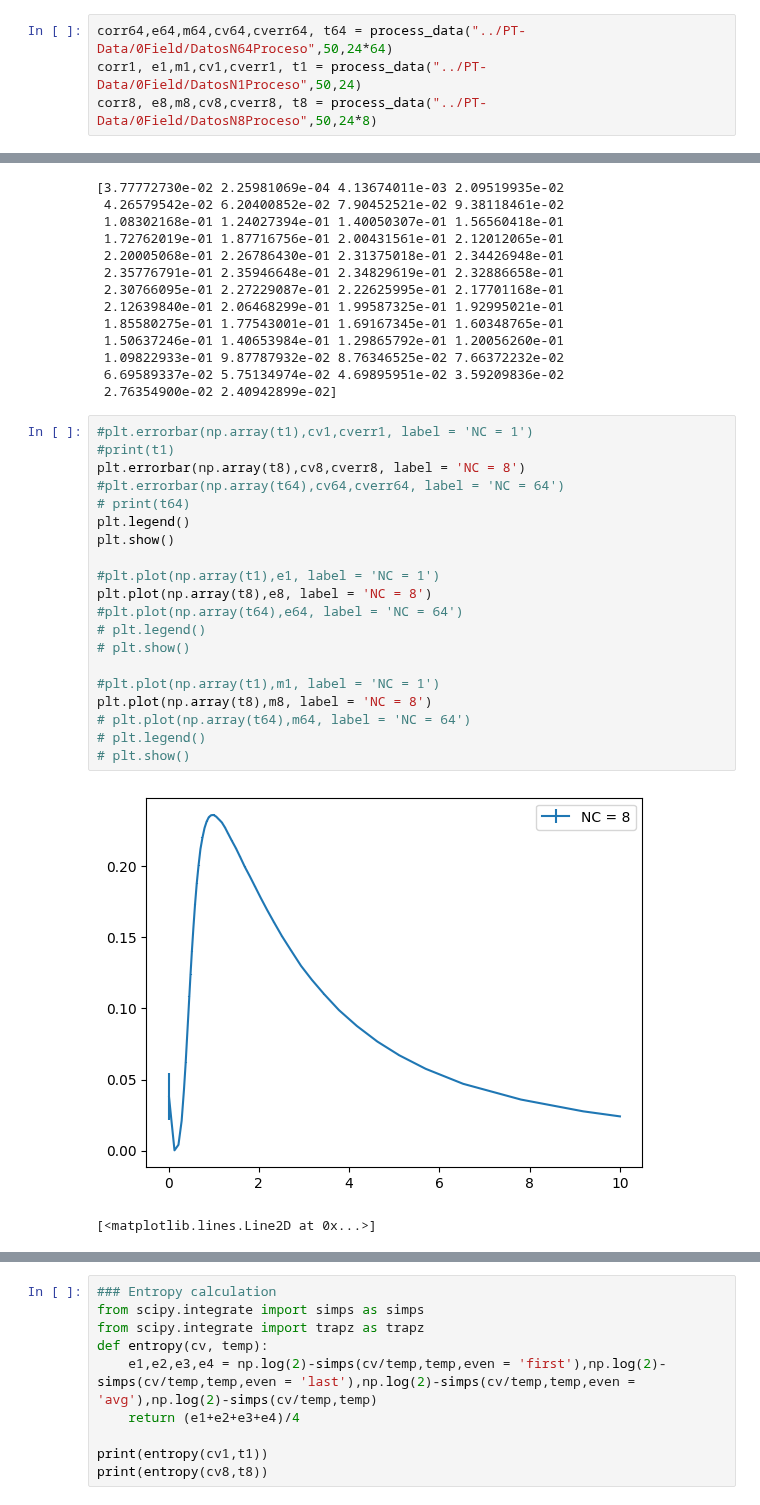
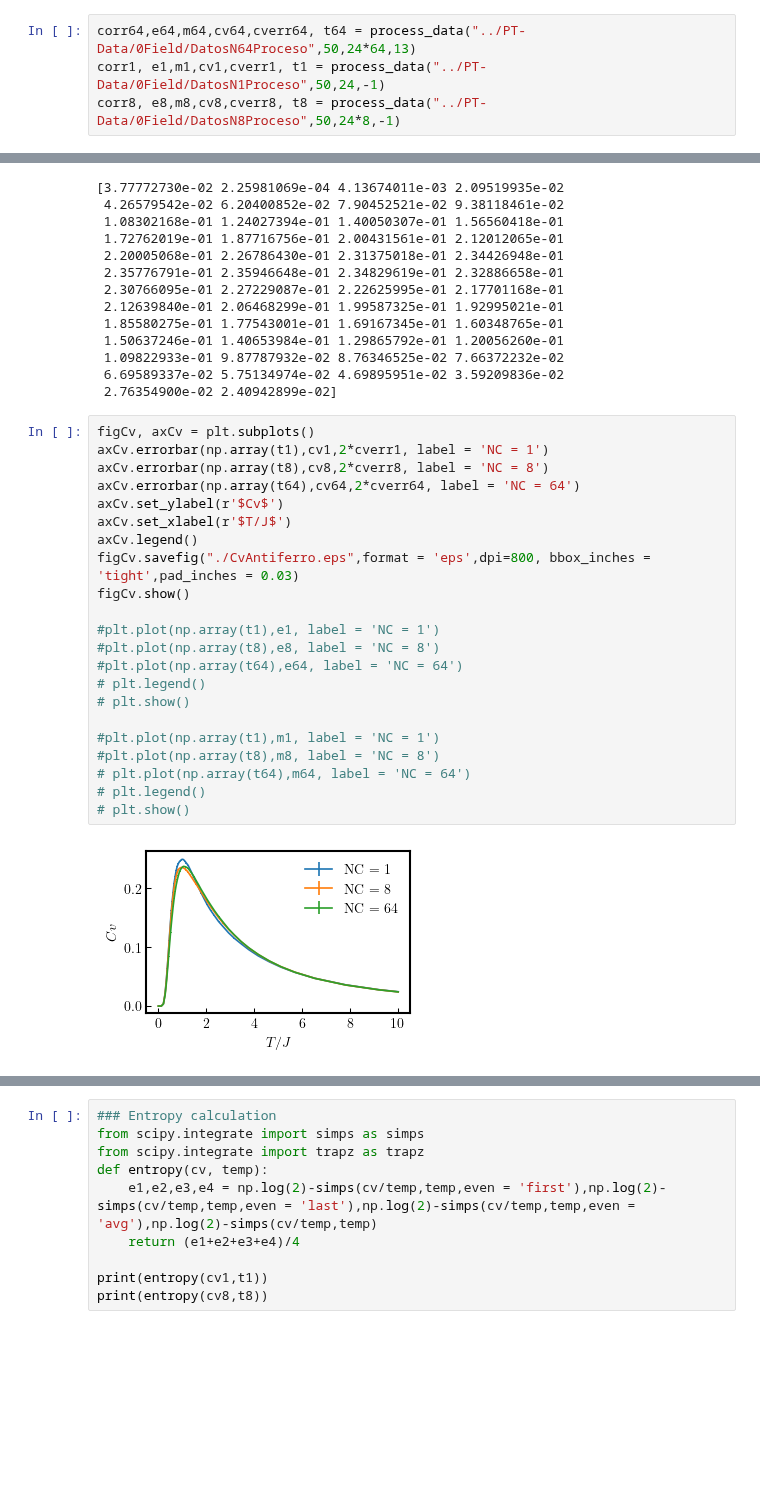
Before and after one commit to Alejo-Costa-Duran/ParallelTempering, a Jupyter notebook: dataAnalysis.ipynb, the cells around one changed output, grey strips where cells are left out. Cells and saved outputs as stored; diff of their text form; blank space fills up the shorter version.

```diff
--- a/dataAnalysis.ipynb
+++ b/dataAnalysis.ipynb
@@ -61,5 +103,5 @@ def process_data(fileRoot,numFiles,nSpins, distances):
 # %%
-corr64,e64,m64,cv64,cverr64, t64 = process_data("../PT-Data/0Field/DatosN64Proceso",50,24*64)
-corr1, e1,m1,cv1,cverr1, t1 = process_data("../PT-Data/0Field/DatosN1Proceso",50,24)
-corr8, e8,m8,cv8,cverr8, t8 = process_data("../PT-Data/0Field/DatosN8Proceso",50,24*8)
+corr64,e64,m64,cv64,cverr64, t64 = process_data("../PT-Data/0Field/DatosN64Proceso",50,24*64,13)
+corr1, e1,m1,cv1,cverr1, t1 = process_data("../PT-Data/0Field/DatosN1Proceso",50,24,-1)
+corr8, e8,m8,cv8,cverr8, t8 = process_data("../PT-Data/0Field/DatosN8Proceso",50,24*8,-1)
 # %% [output]
@@ -82,25 +123,26 @@ print(cv8)
  6.69589337e-02 5.75134974e-02 4.69895951e-02 3.59209836e-02
  2.76354900e-02 2.40942899e-02]
 # %%
-#plt.errorbar(np.array(t1),cv1,cverr1, label = 'NC = 1')
-#print(t1)
-plt.errorbar(np.array(t8),cv8,cverr8, label = 'NC = 8')
-#plt.errorbar(np.array(t64),cv64,cverr64, label = 'NC = 64')
-# print(t64)
-plt.legend()
-plt.show()
+figCv, axCv = plt.subplots()
+axCv.errorbar(np.array(t1),cv1,2*cverr1, label = 'NC = 1')
+axCv.errorbar(np.array(t8),cv8,2*cverr8, label = 'NC = 8')
+axCv.errorbar(np.array(t64),cv64,2*cverr64, label = 'NC = 64')
+axCv.set_ylabel(r'$Cv$')
+axCv.set_xlabel(r'$T/J$')
+axCv.legend()
+figCv.savefig("./CvAntiferro.eps",format = 'eps',dpi=800, bbox_inches = 'tight',pad_inches = 0.03)
+figCv.show()
 
 #plt.plot(np.array(t1),e1, label = 'NC = 1')
-plt.plot(np.array(t8),e8, label = 'NC = 8')
+#plt.plot(np.array(t8),e8, label = 'NC = 8')
 #plt.plot(np.array(t64),e64, label = 'NC = 64')
 # plt.legend()
 # plt.show()
 
 #plt.plot(np.array(t1),m1, label = 'NC = 1')
-plt.plot(np.array(t8),m8, label = 'NC = 8')
+#plt.plot(np.array(t8),m8, label = 'NC = 8')
 # plt.plot(np.array(t64),m64, label = 'NC = 64')
 # plt.legend()
 # plt.show()
 # %% [output]
-[figure, old version]
+[figure, new version]
-[<matplotlib.lines.Line2D at 0x...>]
```
Also changed, not shown: parts of 4 cells of this notebook, 10 other files.
